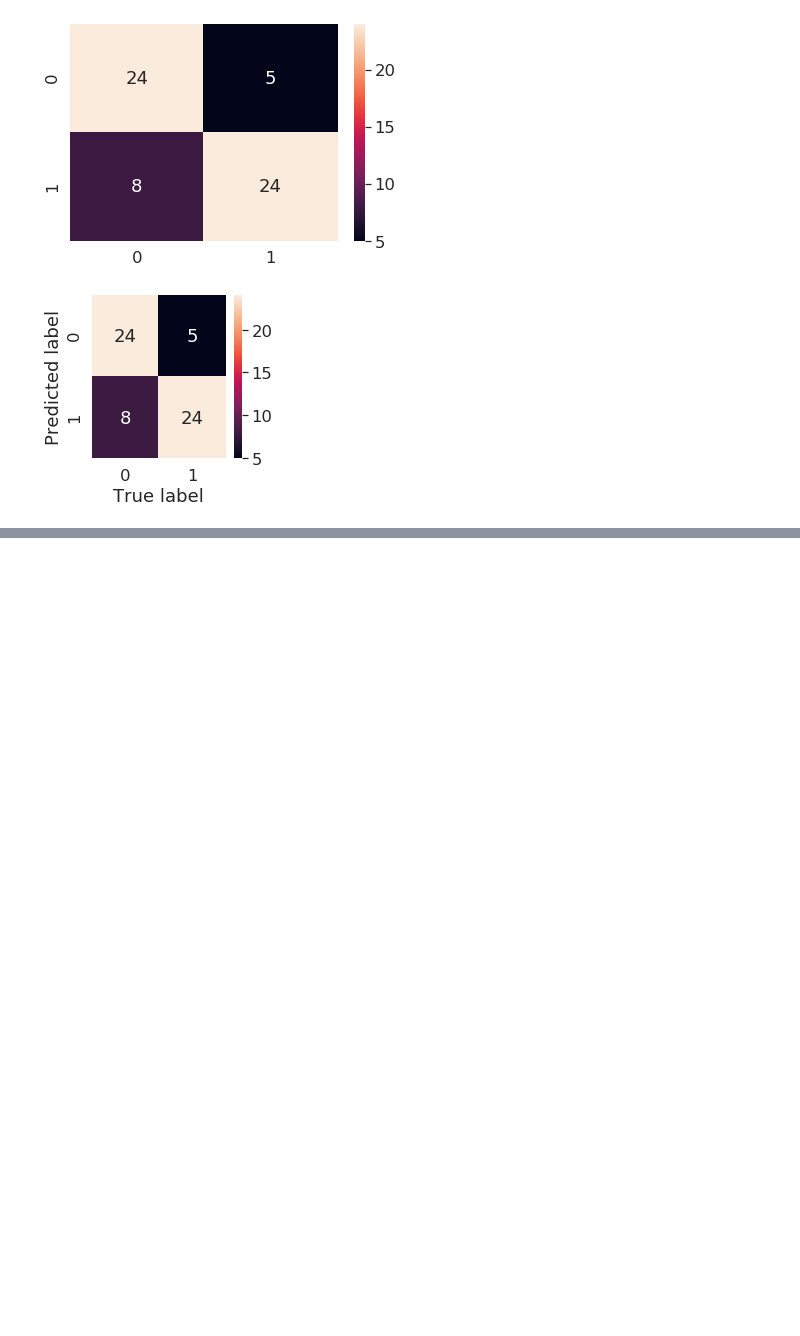
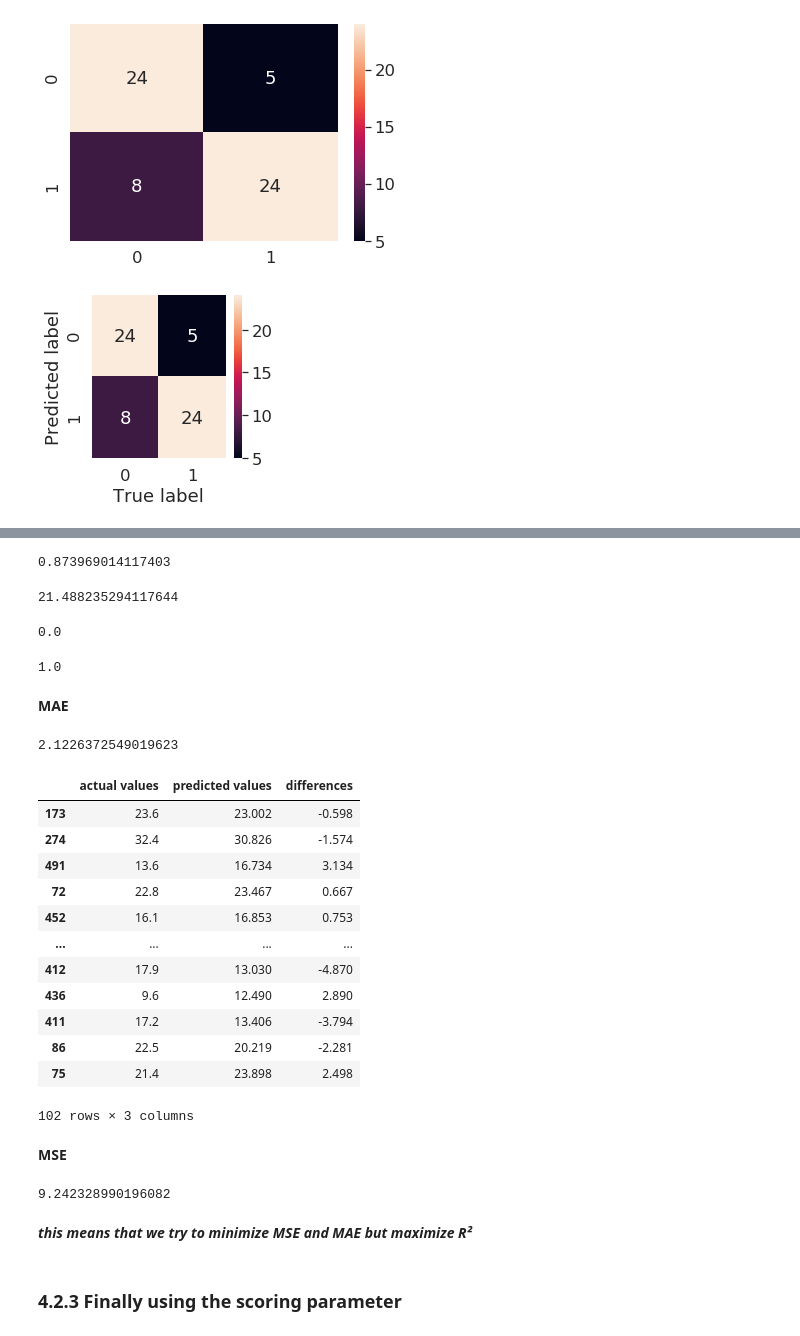
Before and after one commit to d3adb33/DataScience, a Jupyter notebook: SciKit Learn Introduction.ipynb, the cells around one changed output, grey strips where cells are left out. Cells and saved outputs as stored; diff of their text form; code cells hidden in the pictures; blank space fills up the shorter version.

Commit message:
Evaluating model procedure with scikit learn

```diff
--- a/SciKit Learn Introduction.ipynb
+++ b/SciKit Learn Introduction.ipynb
@@ -1302,0 +1368,12 @@ plot_conf_mat(conf_mat)
+# %%
+from sklearn.ensemble import RandomForestRegressor
+
+np.random.seed(42)
+
+x = boston_df.drop("target", axis=1)
+y = boston_df["target"]
+
+x_train, x_test, y_train, y_test = train_test_split(x, y, test_size=0.2)
+
+model = RandomForestRegressor(n_estimators=100)
+model.fit(x_train, y_train)
@@ -1302,0 +1388,4 @@ plot_conf_mat(conf_mat)
+# %%
+model.score(x_test, y_test)
+# %% [output]
+0.873969014117403
@@ -1302,0 +1396,58 @@ plot_conf_mat(conf_mat)
+# %%
+y_test.mean()
+# %% [output]
+21.488235294117644
+# %%
+r2_score(y_test, y_test_mean)
+# %% [output]
+0.0
+# %%
+r2_score(y_test,y_test)
+# %% [output]
+1.0
+# %% [markdown]
+**MAE**
+# %%
+# Mean absolute error
+from sklearn.metrics import mean_absolute_error
+
+y_preds = model.predict(x_test)
+mae = mean_absolute_error(y_test, y_preds)
+mae
+# %% [output]
+2.1226372549019623
+# %%
+df = pd.DataFrame(data={"actual values": y_test,
+                       "predicted values": y_preds})
+df["differences"] = df["predicted values"] - df["actual values"]
+# %%
+df
+# %% [output]
+|  | actual values | predicted values | differences |
+| 173 | 23.6 | 23.002 | -0.598 |
+| 274 | 32.4 | 30.826 | -1.574 |
+| 491 | 13.6 | 16.734 | 3.134 |
+| 72 | 22.8 | 23.467 | 0.667 |
+| 452 | 16.1 | 16.853 | 0.753 |
+| ... | ... | ... | ... |
+| 412 | 17.9 | 13.030 | -4.870 |
+| 436 | 9.6 | 12.490 | 2.890 |
+| 411 | 17.2 | 13.406 | -3.794 |
+| 86 | 22.5 | 20.219 | -2.281 |
+| 75 | 21.4 | 23.898 | 2.498 |
+102 rows × 3 columns
+# %% [markdown]
+**MSE**
+# %%
+# Mean squared error
+from sklearn.metrics import mean_squared_error
+
+y_preds = model.predict(x_test)
+mse = mean_squared_error(y_test, y_preds)
+mse
+# %% [output]
+9.242328990196082
+# %% [markdown]
+***this means that we try to minimize MSE and MAE but maximize R²***
+# %% [markdown]
+### 4.2.3 Finally using the scoring parameter
```
Also changed, not shown: parts of 20 cells of this notebook.
